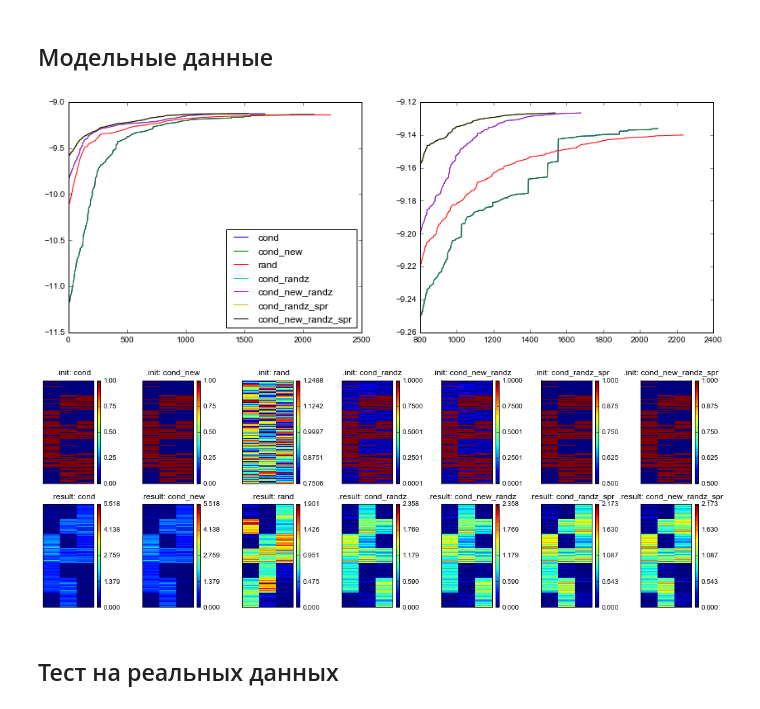
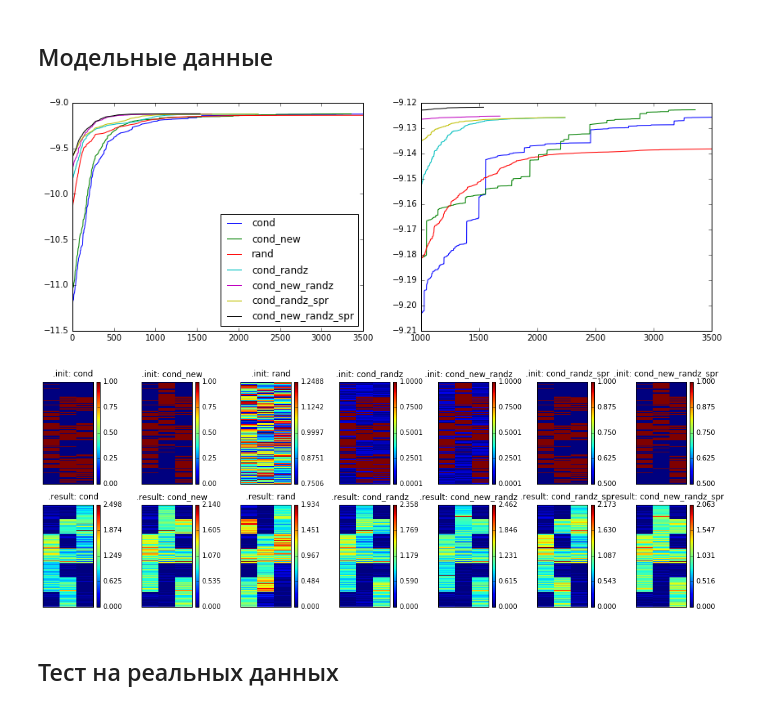
Before and after one commit to yangkuoone/WeiCLAM, a Jupyter notebook: code/Initialization.ipynb, the cells around one changed output. Drawn from its saved outputs; the diff is of its cells as text; code cells hidden in the pictures.

```diff
--- a/code/Initialization.ipynb
+++ b/code/Initialization.ipynb
@@ -225,7 +228,7 @@ Fs = []
 initFs = []
 itersLLH = []
 for init in log_progress(inits):
-    bigClam = BigClam(C, K, initF=init, debug_output=False, LLH_output=False, eps=1e-3, iter_output=1)
+    bigClam = BigClam(C, K, initF=init, debug_output=False, LLH_output=False, eps=1e-4, iter_output=1)
     res = bigClam.fit()
     initFs.append(bigClam.initFmode)
     itersLLH.append(bigClam.LLH_output_vals)
@@ -233,22 +236,22 @@ for init in log_progress(inits):
 # %%
 plt.figure(figsize=(14,5))
 for llh, init in zip(itersLLH, inits):
     plt.subplot(121)
     plt.plot(-np.log(-np.array(llh)), label=init)
     plt.subplot(122)
-    plt.plot(range(800, len(llh)),-np.log(-np.array(llh[800:])), label=init)
+    plt.plot(range(1000, len(llh)),-np.log(-np.array(llh[1000:])), label=init)
 plt.subplot(121)
 plt.legend(loc=4)
 
 plt.figure(figsize=(18,6))
 for j, initF in enumerate(initFs):
     plt.subplot(2, len(inits), j+1)
     draw_matrix(initF, '{}.init: {}'.format("", inits[j]))
     plt.subplot(2, len(inits), j+len(Fs)+1)
     draw_matrix(Fs[j], '{}.result: {}'.format("", inits[j]))
 # %% [output]
-[figure, old version]
+[figure, new version]
-[figure, old version]
+[figure, new version]
 # %% [markdown]
 ## Тест на реальных данных
 # %%
```
Also changed, not shown: parts of 7 cells of this notebook, 4 other files.
